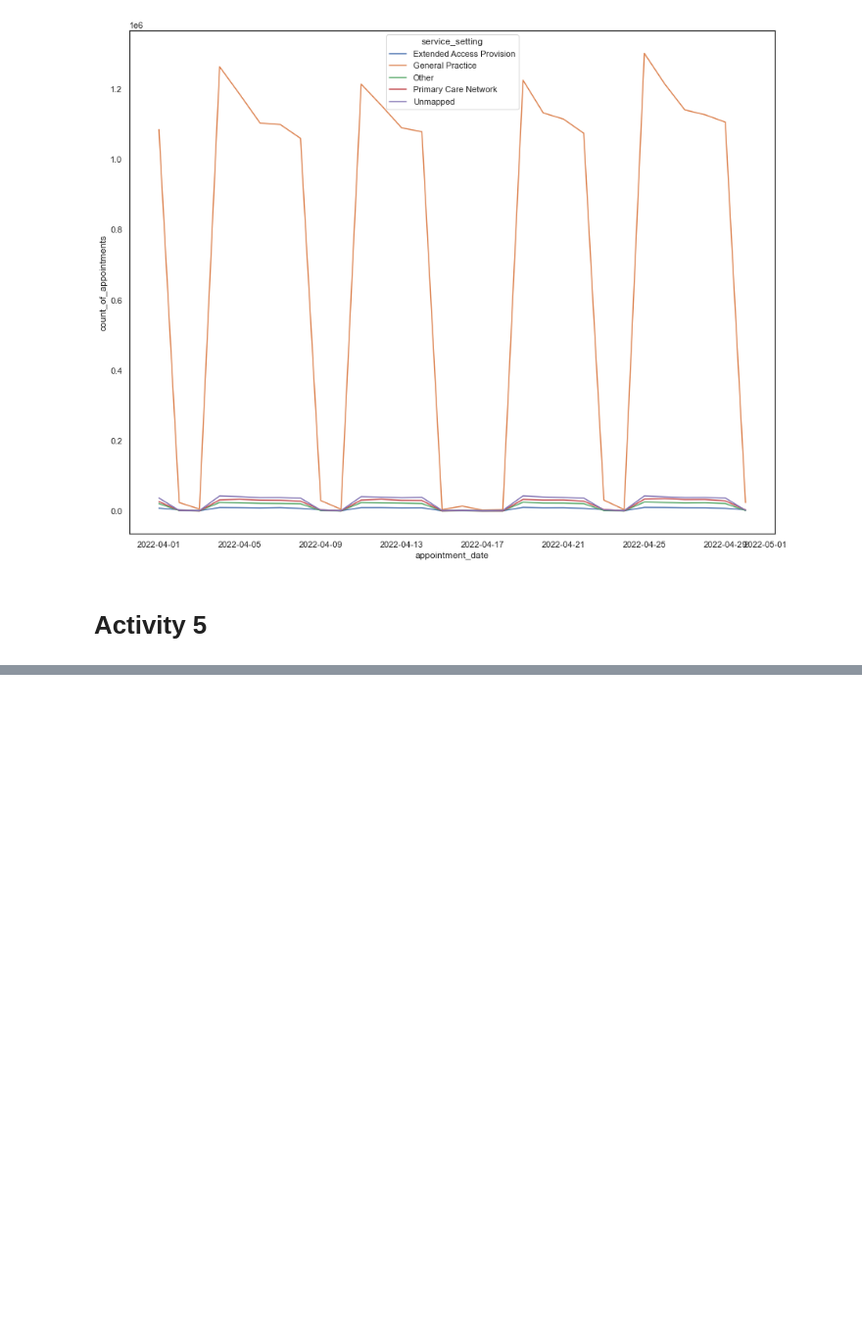
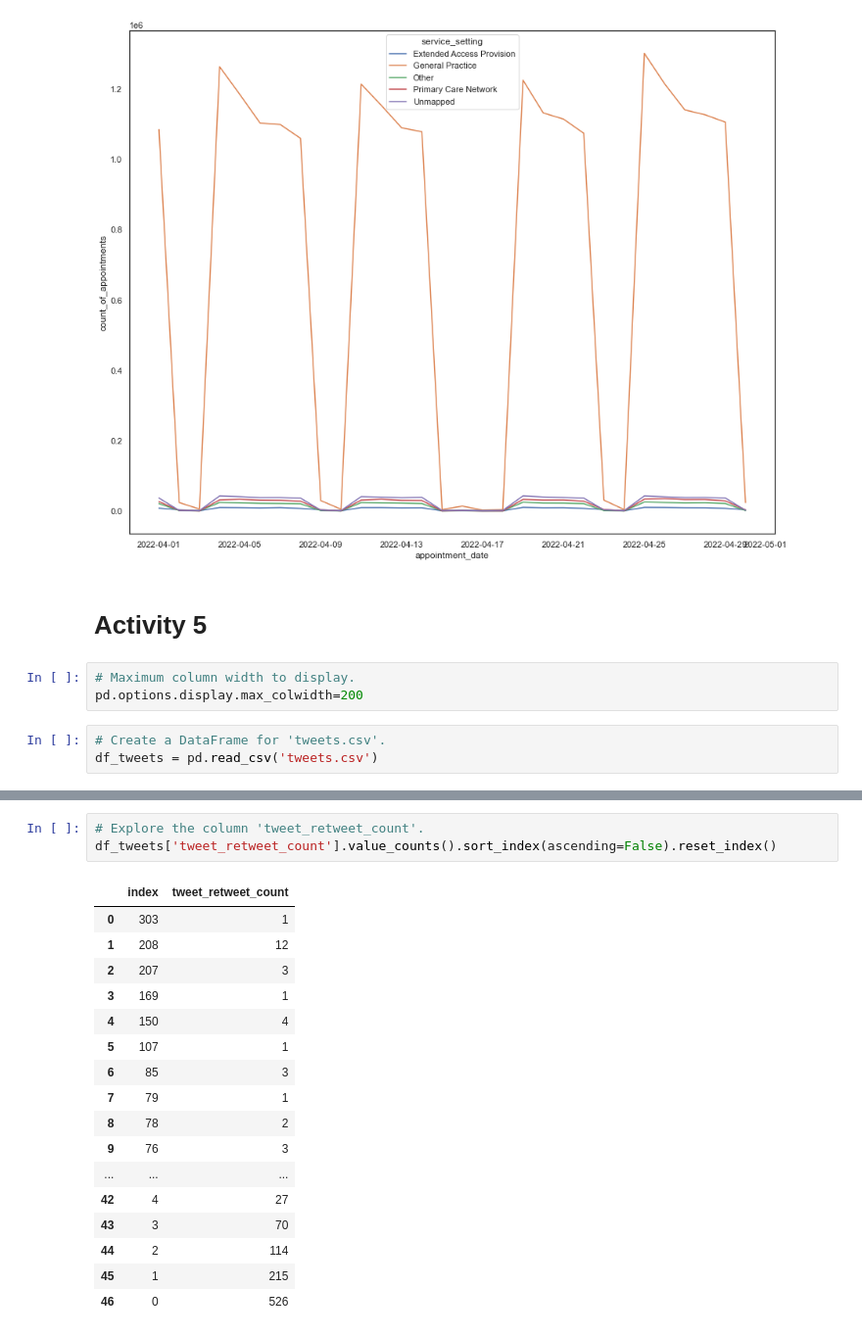
Before and after one commit to andreas-yiallouros/LSE_DA_Course_NHS_GP_Appointments, a Jupyter notebook: Yiallouros_Andreas_DA201_Assignment_Notebook.ipynb, the cells around one changed output, grey strips where cells are left out. Shown at 98% size. Drawn from its saved outputs; the diff is of its cells as text; blank space fills up the shorter version.

```diff
--- a/Yiallouros_Andreas_DA201_Assignment_Notebook.ipynb
+++ b/Yiallouros_Andreas_DA201_Assignment_Notebook.ipynb
@@ -1268,3 +1268,9 @@ sns.lineplot(data=apnts_by_date_and_setting[filt_apr],
 [figure]
 # %% [markdown]
 # Activity 5
+# %%
+# Maximum column width to display.
+pd.options.display.max_colwidth=200
+# %%
+# Create a DataFrame for 'tweets.csv'.
+df_tweets = pd.read_csv('tweets.csv')
@@ -1270,0 +1332,21 @@ sns.lineplot(data=apnts_by_date_and_setting[filt_apr],
+# %%
+# Explore the column 'tweet_retweet_count'.
+df_tweets['tweet_retweet_count'].value_counts().sort_index(ascending=False).reset_index()
+# %% [output]
+|  | index | tweet_retweet_count |
+| 0 | 303 | 1 |
+| 1 | 208 | 12 |
+| 2 | 207 | 3 |
+| 3 | 169 | 1 |
+| 4 | 150 | 4 |
+| 5 | 107 | 1 |
+| 6 | 85 | 3 |
+| 7 | 79 | 1 |
+| 8 | 78 | 2 |
+| 9 | 76 | 3 |
+| ... | ... | ... |
+| 42 | 4 | 27 |
+| 43 | 3 | 70 |
+| 44 | 2 | 114 |
+| 45 | 1 | 215 |
+| 46 | 0 | 526 |
```
Also changed, not shown: parts of 18 cells of this notebook.
